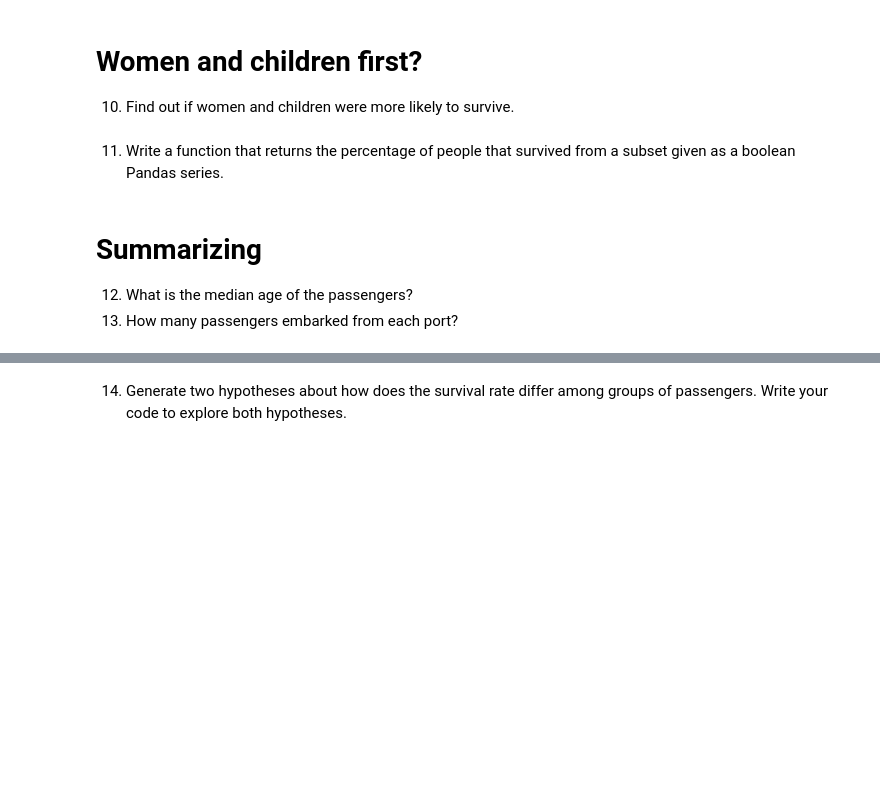
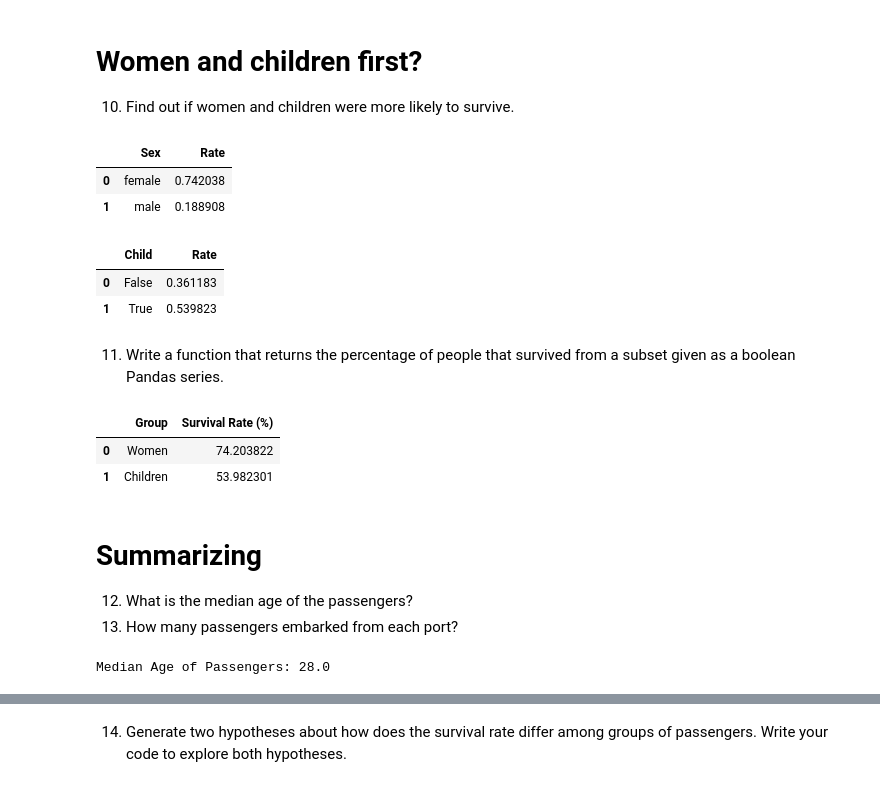
Before and after one commit to IDM4s-2025/df-manipulation641, a Jupyter notebook: titanic.ipynb, the cells around one changed output, grey strips where cells are left out. Cells and saved outputs as stored; diff of their text form; code cells hidden in the pictures; blank space fills up the shorter version.

```diff
--- a/titanic.ipynb
+++ b/titanic.ipynb
@@ -250,10 +250,82 @@ summary_table
 # %% [markdown]
 # Women and children first?
 10. Find out if women and children were more likely to survive.
+# %%
+#10
+
+# Calculate survival rates by Sex
+survival_by_sex = titanic.groupby("Sex")["Survived"].mean().reset_index(name='Rate')
+
+# Define children as those under 18
+titanic["Child"] = titanic["Age"] < 18
+
+# Calculate survival rates for children vs. adults
+survival_by_age = titanic.groupby("Child")["Survived"].mean().reset_index(name='Rate')
+
+
+
+display(survival_by_sex)
+display(survival_by_age)
+# %% [output]
+|  | Sex | Rate |
+| 0 | female | 0.742038 |
+| 1 | male | 0.188908 |
+|  | Child | Rate |
+| 0 | False | 0.361183 |
+| 1 | True | 0.539823 |
 # %% [markdown]
 11. Write a function that returns the percentage of people that survived from a subset given as a boolean Pandas series.
+# %%
+#11
+
+def survival_percentage(subset: pd.Series, dataframe: pd.DataFrame) -> float:
+    """
+    Returns the percentage of people who survived within a given subset of the Titanic dataset.
+
+    Parameters:
+    - subset (pd.Series): A boolean Series indicating the subset of the dataset.
+    - dataframe (pd.DataFrame): The full Titanic dataset.
+
+    Returns:
+    - float: Percentage of survivors in the given subset.
+    """
+    filtered_data = dataframe[subset]  # Apply the subset filter
+    if len(filtered_data) == 0:
+        return 0.0  # Avoid division by zero
+
+    survival_rate = filtered_data["Survived"].mean() * 100  # Convert to percentage
+    return survival_rate
+
+# Example usage:
+# Load the Titanic dataset
+titanic = pd.read_csv('data/train.csv')
+
+# Example: Percentage of women who survived
+percentage_women_survived = survival_percentage(titanic["Sex"] == "female", titanic)
+
+# Example: Percentage of children (<18 years) who survived
+percentage_children_survived = survival_percentage(titanic["Age"] < 18, titanic)
+
+# Show results
+results_df = pd.DataFrame({
+    "Group": ["Women", "Children"],
+    "Survival Rate (%)": [percentage_women_survived, percentage_children_survived]
+})
+
+display(results_df)
+# %% [output]
+|  | Group | Survival Rate (%) |
+| 0 | Women | 74.203822 |
+| 1 | Children | 53.982301 |
 # %% [markdown]
 # Summarizing
 
 12. What is the median age of the passengers?
 13. How many passengers embarked from each port?
+# %%
+#12
+# Median age of passengers
+median_age = titanic["Age"].median()
+print(f"Median Age of Passengers: {median_age}")
+# %% [output]
+Median Age of Passengers: 28.0
```
Also changed, not shown: parts of 9 cells of this notebook, 3 other files.
